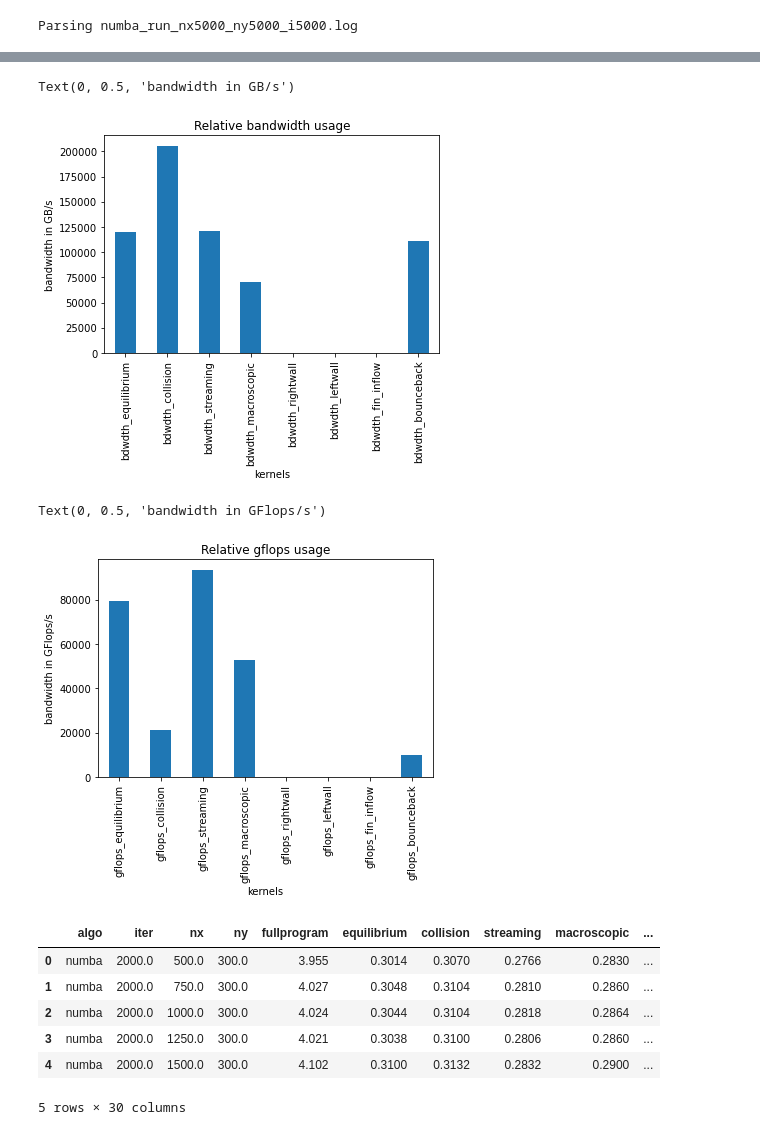
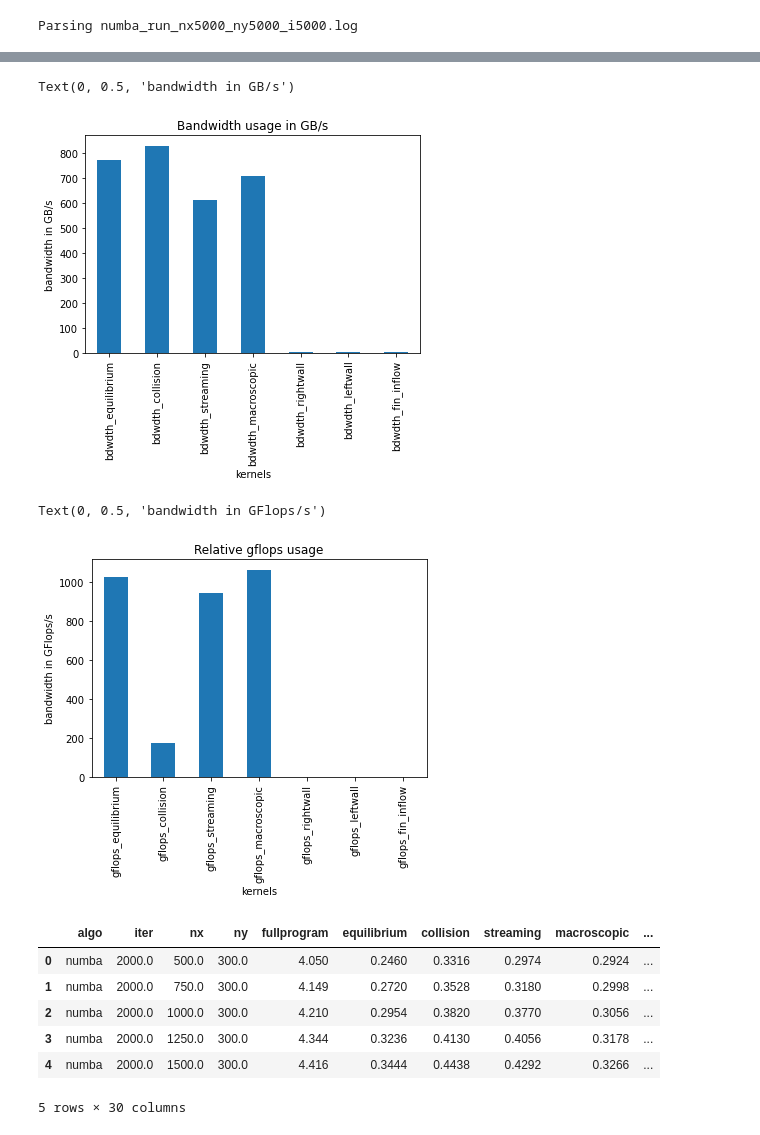
Before and after one commit to arthurviens/LBM-gpu, a Jupyter notebook: plot_perf.ipynb, the cells around one changed output, grey strips where cells are left out. Cells and saved outputs as stored; diff of their text form; code cells hidden in the pictures.

```diff
--- a/plot_perf.ipynb
+++ b/plot_perf.ipynb
@@ -204,5 +209,5 @@ series = parse_file("logs/", "numba", "numba_run_nx5000_ny5000_i5000.log")
 # %% [output]
 Parsing numba_run_nx5000_ny5000_i5000.log
 # %%
-bd = series.index[series.index.str.startswith("bdwdth")]
-gf = series.index[series.index.str.startswith("gflops")]
+bd = series.index[series.index.str.startswith("bdwdth")].drop("bdwdth_bounceback")
+gf = series.index[series.index.str.startswith("gflops")].drop("gflops_bounceback")
@@ -209,11 +234,11 @@ gf = series.index[series.index.str.startswith("gflops")]
 # %%
 series.loc[bd].plot.bar()
-plt.title("Relative bandwidth usage")
+plt.title("Bandwidth usage in GB/s")
 plt.xlabel("kernels")
 plt.ylabel("bandwidth in GB/s")
 # %% [output]
 Text(0, 0.5, 'bandwidth in GB/s')
-[figure, old version]
+[figure, new version]
 # %%
 series.loc[gf].plot.bar()
 
@@ -222,17 +247,17 @@ plt.xlabel("kernels")
 plt.ylabel("bandwidth in GFlops/s")
 # %% [output]
 Text(0, 0.5, 'bandwidth in GFlops/s')
-[figure, old version]
+[figure, new version]
 # %%
-df_bdgf = pd.read_csv("perfs2_numba.csv").rename(renames_policy, axis=1)
+df_bdgf = pd.read_csv("perfs_numba.csv").rename(renames_policy, axis=1)
 df_bdgf.head(5)
 # %% [output]
 |  | algo | iter | nx | ny | fullprogram | equilibrium | collision | streaming | macroscopic | ... |
-| 0 | numba | 2000.0 | 500.0 | 300.0 | 3.955 | 0.3014 | 0.3070 | 0.2766 | 0.2830 | ... |
-| 1 | numba | 2000.0 | 750.0 | 300.0 | 4.027 | 0.3048 | 0.3104 | 0.2810 | 0.2860 | ... |
-| 2 | numba | 2000.0 | 1000.0 | 300.0 | 4.024 | 0.3044 | 0.3104 | 0.2818 | 0.2864 | ... |
-| 3 | numba | 2000.0 | 1250.0 | 300.0 | 4.021 | 0.3038 | 0.3100 | 0.2806 | 0.2860 | ... |
-| 4 | numba | 2000.0 | 1500.0 | 300.0 | 4.102 | 0.3100 | 0.3132 | 0.2832 | 0.2900 | ... |
+| 0 | numba | 2000.0 | 500.0 | 300.0 | 4.050 | 0.2460 | 0.3316 | 0.2974 | 0.2924 | ... |
+| 1 | numba | 2000.0 | 750.0 | 300.0 | 4.149 | 0.2720 | 0.3528 | 0.3180 | 0.2998 | ... |
+| 2 | numba | 2000.0 | 1000.0 | 300.0 | 4.210 | 0.2954 | 0.3820 | 0.3770 | 0.3056 | ... |
+| 3 | numba | 2000.0 | 1250.0 | 300.0 | 4.344 | 0.3236 | 0.4130 | 0.4056 | 0.3178 | ... |
+| 4 | numba | 2000.0 | 1500.0 | 300.0 | 4.416 | 0.3444 | 0.4438 | 0.4292 | 0.3266 | ... |
 5 rows × 30 columns
 # %%
 d = df_bdgf[(df_bdgf["iter"] == 2000) & (df_bdgf["ny"] == 300) & (df_bdgf["nx"] != 420)].sort_values("nx")
```
Also changed, not shown: parts of 14 cells of this notebook, 2 other files.
